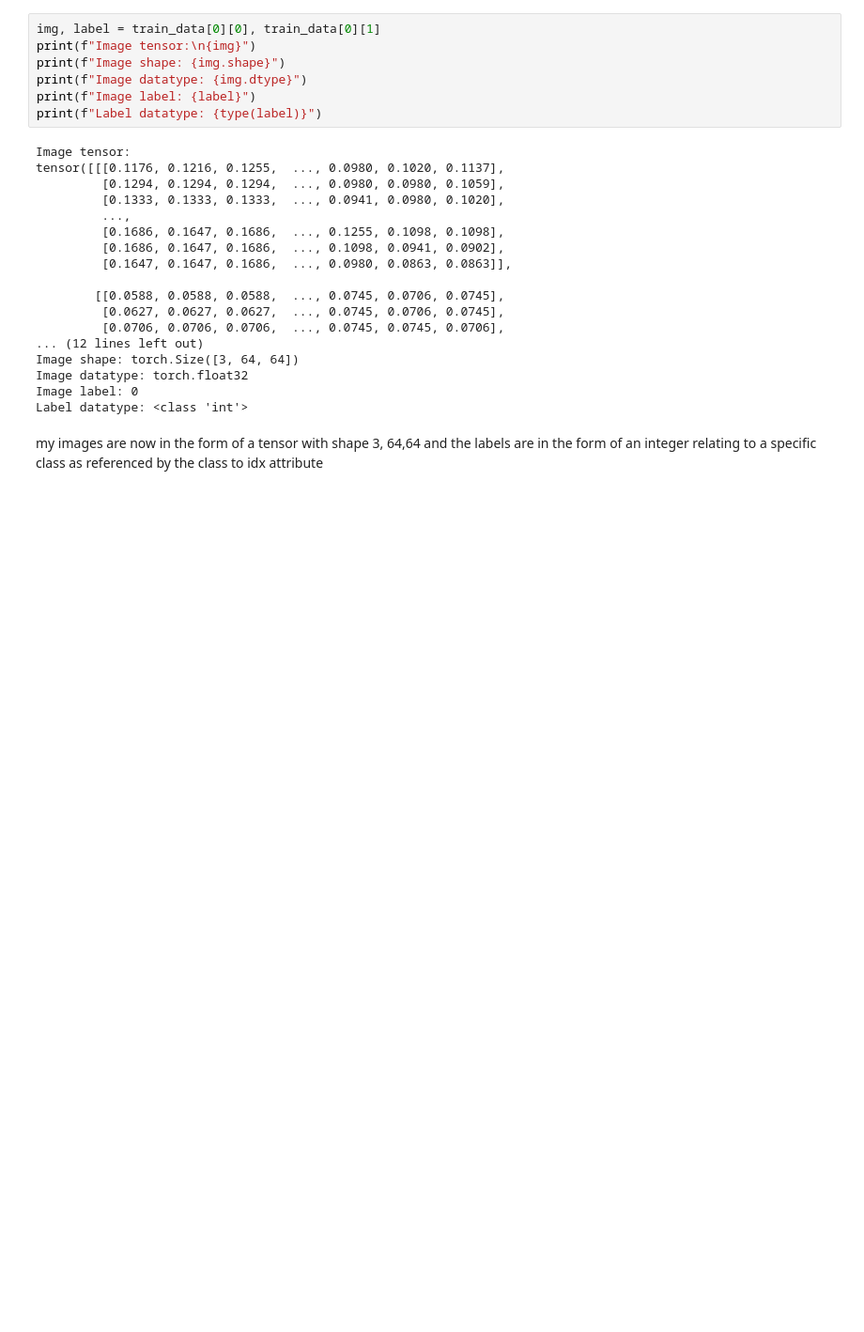
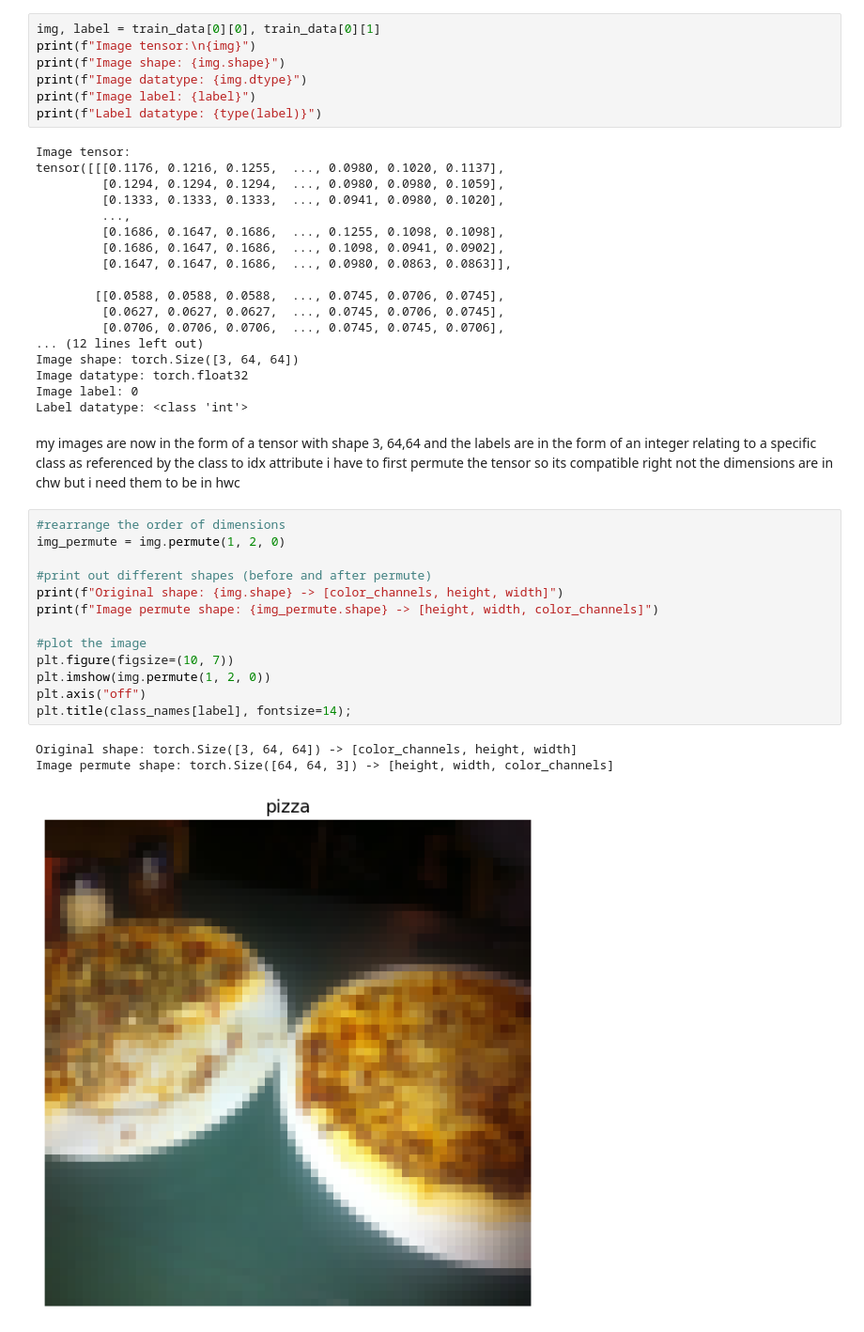
Before and after one commit to Toyolo/Study, a Jupyter notebook: torch_study_notebook_custom_dataset_learning.ipynb, the cells around one changed output. Shown at 94% size. Drawn from its saved outputs; the diff is of its cells as text; blank space fills up the shorter version.

```diff
--- a/torch_study_notebook_custom_dataset_learning.ipynb
+++ b/torch_study_notebook_custom_dataset_learning.ipynb
@@ -310,3 +310,22 @@ Image label: 0
 Label datatype: <class 'int'>
 # %% [markdown]
 my images are now in the form of a tensor with shape 3, 64,64 and the labels are in the form of an integer relating to a specific class as referenced by the class to idx attribute
+i have to first permute the tensor so its compatible
+right not the dimensions are in chw but i need them to be in hwc
+# %%
+#rearrange the order of dimensions
+img_permute = img.permute(1, 2, 0)
+
+#print out different shapes (before and after permute)
+print(f"Original shape: {img.shape} -> [color_channels, height, width]")
+print(f"Image permute shape: {img_permute.shape} -> [height, width, color_channels]")
+
+#plot the image
+plt.figure(figsize=(10, 7))
+plt.imshow(img.permute(1, 2, 0))
+plt.axis("off")
+plt.title(class_names[label], fontsize=14);
+# %% [output]
+Original shape: torch.Size([3, 64, 64]) -> [color_channels, height, width]
+Image permute shape: torch.Size([64, 64, 3]) -> [height, width, color_channels]
+[figure, added]
```
Also changed, not shown: parts of 2 cells of this notebook.
